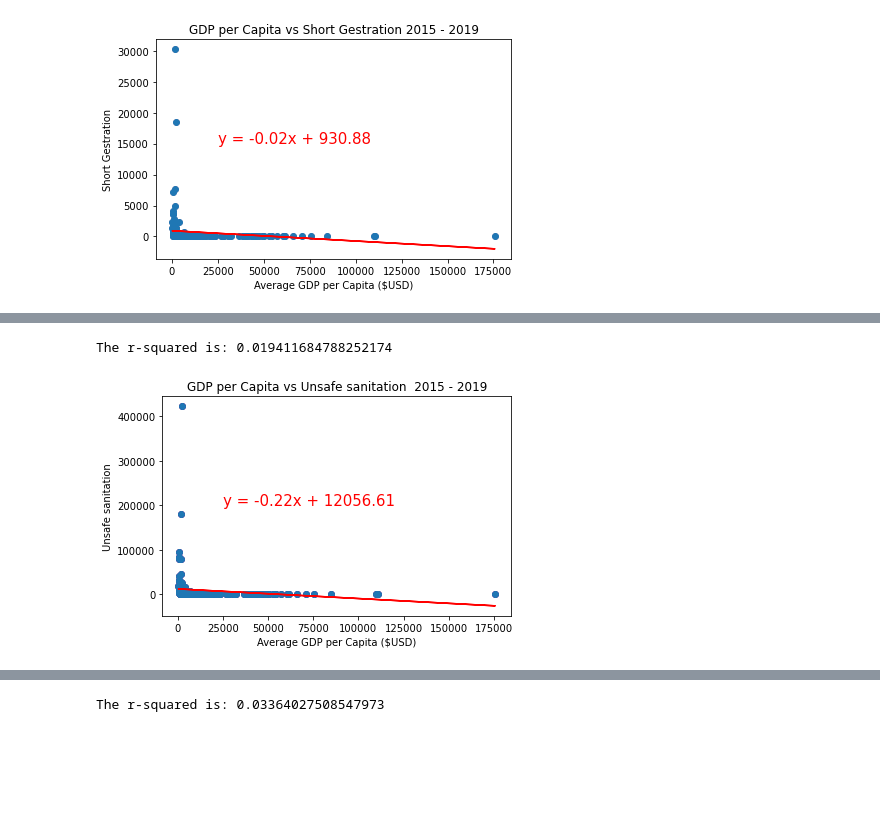
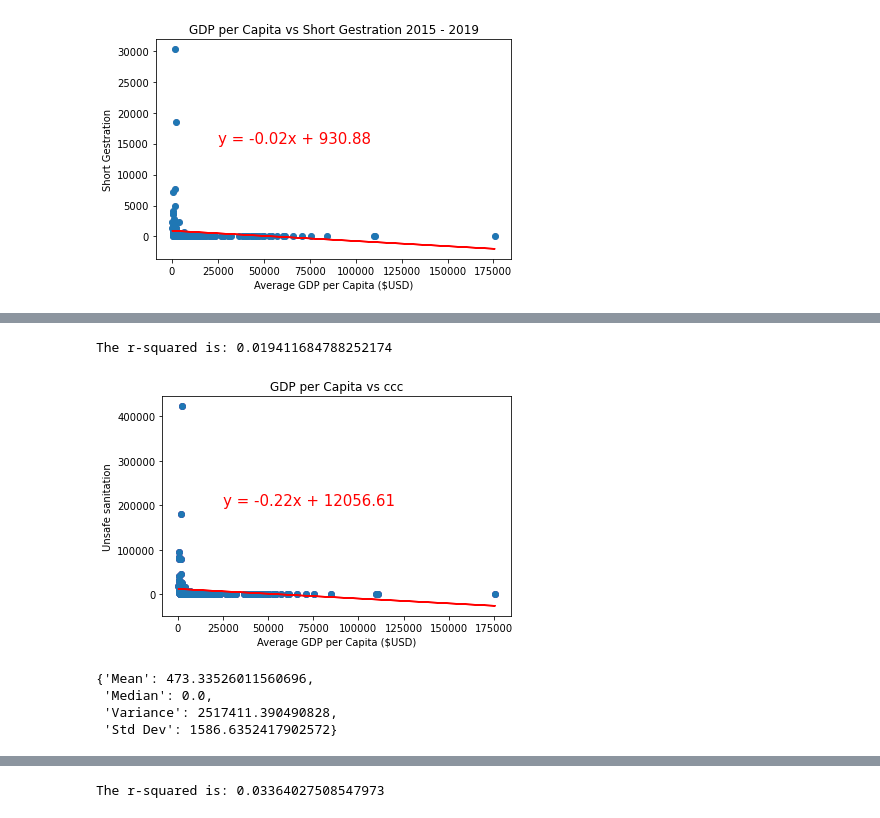
Before and after one commit to RHockley/Project-1-Water-Source-Mortality, a Jupyter notebook: Work_Folder/Visuals.ipynb, the cells around one changed output, grey strips where cells are left out. Cells and saved outputs as stored; diff of their text form; code cells hidden in the pictures; blank space fills up the shorter version.

```diff
--- a/Work_Folder/Visuals.ipynb
+++ b/Work_Folder/Visuals.ipynb
@@ -530,29 +880,46 @@ unsafe_sanit = group_all["Deaths - Cause: Diarrheal diseases - Risk: Unsafe sani
 # %%
 plt.figure()
 plt.scatter(mean_gdp,unsafe_sanit, marker="o", color="purple")
-plt.title("GDP per Capita vs Unsafe sanitation  2015 - 2019")
+plt.title("GDP per Capita vs ccc")
 plt.xlabel("Average GDP per Capita ($USD)")
 plt.ylabel("Unsafe sanitation")
 plt.tight_layout()
 
 x_values = mean_gdp
 y_values = unsafe_sanit
 (slope, intercept, rvalue, pvalue, stderr) = linregress(x_values, y_values)
 regress_values = x_values * slope + intercept
 line_eq = "y = " + str(round(slope,2)) + "x + " + str(round(intercept,2))
 plt.scatter(x_values,y_values)
 plt.plot(x_values, regress_values,"r-")
 plt.annotate(line_eq,(25000,200000),fontsize=15,color="red")
 
 print(f"The r-squared is: {rvalue**2}")
 
 
 
 
-plt.savefig("../Visuals/unsafe_sanitvGDPreg.png")
+#plt.savefig("../Visuals/unsafe_sanitvGDPreg.png")
 #plt.savefig("../Visuals/unsafesanvGDP.png")
 # %% [output]
 The r-squared is: 0.019411684788252174
-[figure, old version]
+[figure, new version]
 # %%
 Vit_A = group_all["Deaths - Cause: Diarrheal diseases - Risk: Vitamin A deficiency - Sex: Both - Age: Under 5 (Number)"]
+# %%
+Vit_A_mean = np.mean(Vit_A)
+Vit_A_median = np.median(Vit_A)
+Vit_A_var = np.var(Vit_A,ddof = 0)
+Vit_A_std = np.std(Vit_A,ddof = 0)
+Vit_A_df = ({
+    "Mean": Vit_A_mean,
+    "Median": Vit_A_median,
+    "Variance": Vit_A_var,
+    "Std Dev": Vit_A_std
+})
+Vit_A_df
+# %% [output]
+{'Mean': 473.33526011560696,
+ 'Median': 0.0,
+ 'Variance': 2517411.390490828,
+ 'Std Dev': 1586.6352417902572}
```
Also changed, not shown: parts of 43 cells of this notebook.
